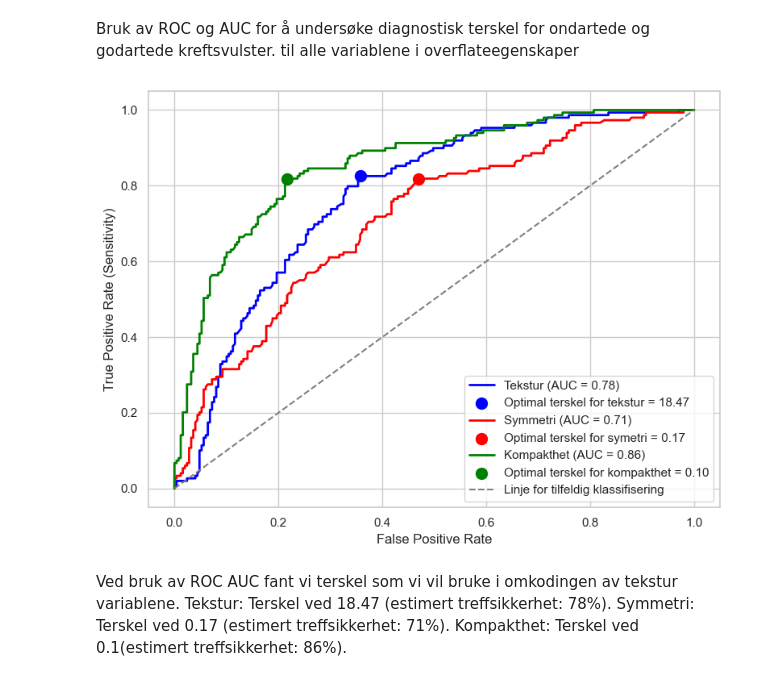
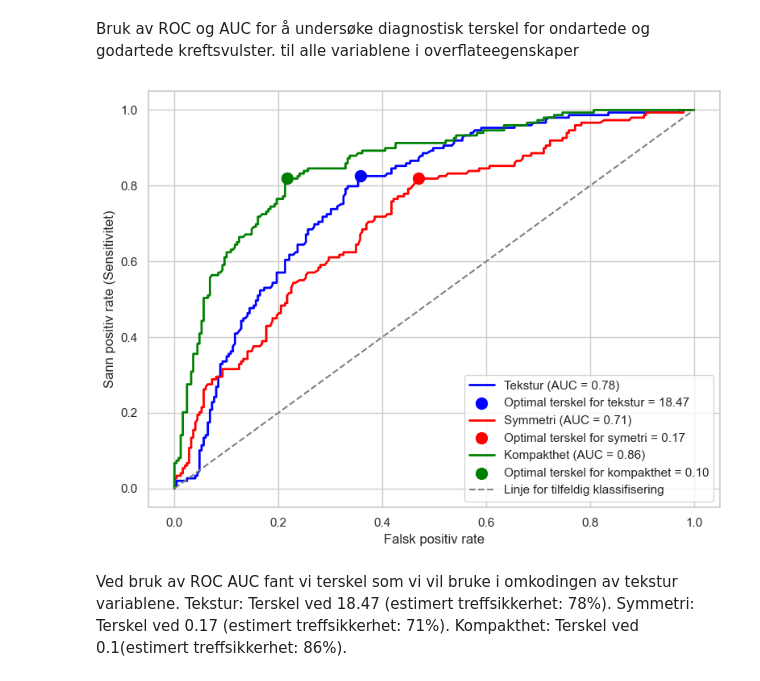
Before and after one commit to Sahatfi/Breast-cancer-prediction, a Jupyter notebook: breast_cancer_prediction.ipynb, the cells around one changed output. Saved outputs shown, nothing was run; the diff lists cells and outputs as text; code cells hidden in the pictures.

```diff
--- a/breast_cancer_prediction.ipynb
+++ b/breast_cancer_prediction.ipynb
@@ -1663,36 +1663,36 @@ optimal_compactness = np.argmax(j_scores_compactness)
 optimal_benchmark_texture = thresholds_texture[optimal_texture]
 optimal_benchmark_symmetry = thresholds_symmetry[optimal_symmetry]
 optimal_benchmark_compactness = thresholds_compactness[optimal_compactness]
 f"Optimum terskel for tekstur er{optimal_benchmark_texture}"
 f"Optimum terskel for tekstur er {optimal_symmetry}"
 f"Optimum terskel for tekstur er{optimal_benchmark_compactness}"
 
 # ROC curve
 plt.figure(figsize=(8, 6))
 # ROC og optimal terskel for tekstur
 plt.plot(fpr_texture, tpr_texture, color='blue', lw=2, label=f'Tekstur (AUC = {roc_auc_texture:.2f})')
 plt.scatter(fpr_texture[optimal_texture], tpr_texture[optimal_texture], color='blue',s = 100, label=f'Optimal terskel for tekstur = {optimal_benchmark_texture:.2f}')
 # ROC og optimal terskel for tsymmetri
 plt.plot(fpr_symmetry, tpr_symmetry, color='red', lw=2, label=f'Symmetri (AUC = {roc_auc_symmetry:.2f})')
 plt.scatter(fpr_symmetry[optimal_symmetry], tpr_symmetry[optimal_symmetry], color="red",s = 100, label=f'Optimal terskel for symetri = {optimal_benchmark_symmetry:.2f}')
 # ROC og optimal terskel for kompakthet
 plt.plot(fpr_compactness, tpr_compactness, color='green', lw=2, label=f'Kompakthet (AUC = {roc_auc_compactness:.2f})')
 plt.scatter(fpr_compactness[optimal_compactness], tpr_compactness[optimal_compactness], color='green', s = 100, label=f'Optimal terskel for kompakthet = {optimal_benchmark_compactness:.2f}')
 
 # Linje for tilfeldig klassifisering
 plt.plot([0, 1], [0, 1], color='gray', linestyle='--', label='Linje for tilfeldig klassifisering')
 
 # Klargjøring
 
-plt.xlabel('False Positive Rate')
-plt.ylabel('True Positive Rate (Sensitivity)')
+plt.xlabel('Falsk positiv rate')
+plt.ylabel('Sann positiv rate (Sensitivitet)')
 plt.legend(loc='lower right')
 plt.grid(True)
 plt.tight_layout()
 plt.savefig('images/feature_engineering.png', dpi=300, bbox_inches='tight')
 plt.show()
 # %% [output]
-[figure, old version]
+[figure, new version]
 # %% [markdown]
 Ved bruk av ROC AUC fant vi terskel som vi vil bruke i omkodingen av tekstur variablene.
 Tekstur: Terskel ved 18.47 (estimert treffsikkerhet: 78%).
```
Also changed, not shown: parts of 5 cells of this notebook, 2 other files.
